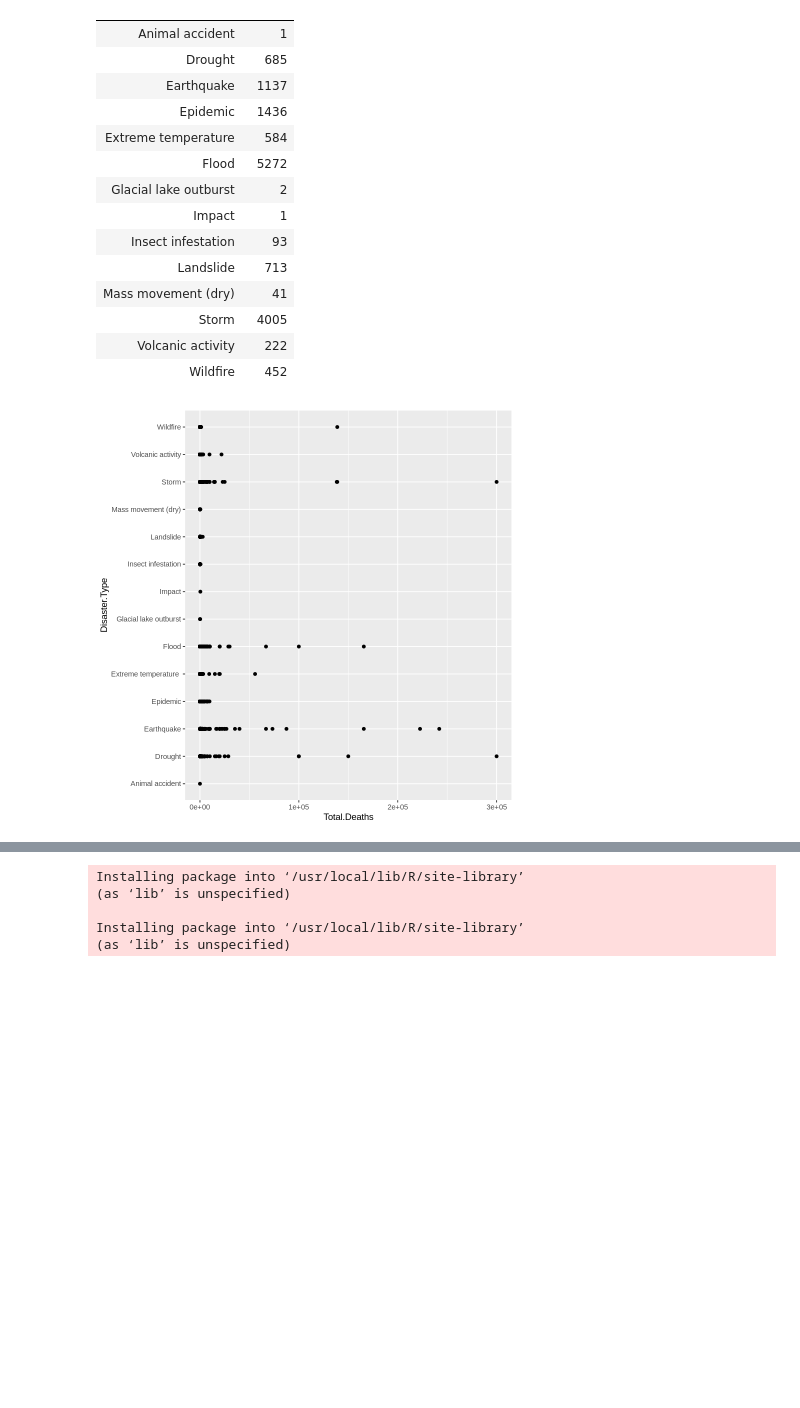
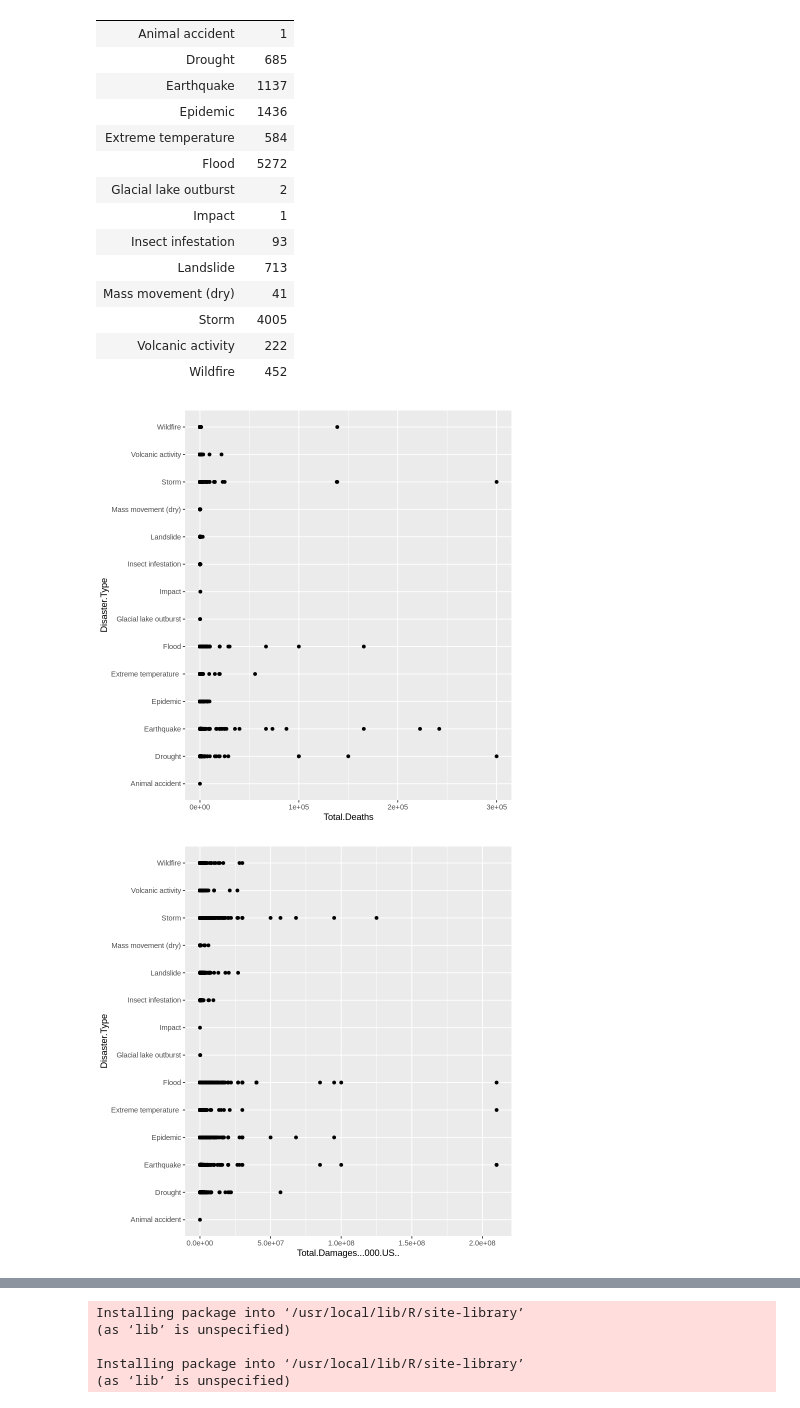
Before and after one commit to najiaahmedd/CIND820_InitialResults, a Jupyter notebook: InitialResults_Imputations&Clustering.ipynb, the cells around one changed output, grey strips where cells are left out. Saved outputs shown, nothing was run; the diff lists cells and outputs as text; code cells hidden in the pictures; blank space fills up the shorter version.

```diff
--- a/InitialResults_Imputations&Clustering.ipynb
+++ b/InitialResults_Imputations&Clustering.ipynb
@@ -188,8 +188,3 @@ A data.frame: 14 × 2
 | Wildfire | 452 |
 # %%
 library(ggplot2)
-# %%
-ggplot(completedata, aes(x = Total.Deaths, y = Disaster.Type)) +
-    geom_point()
-# %% [output]
-[figure, removed]
@@ -197,0 +191,21 @@ library(cluster)    # clustering algorithms
+# %%
+#Plots to compare the economic damages of natural disasters based on deaths
+#and damage costs for different disaster types and countries/regions
+
+#Total deaths vs Disaster Type
+ggplot(completedata, aes(x = Total.Deaths, y = Disaster.Type)) +
+    geom_point()
+
+#Total Damages vs Disaster Type
+ggplot(completedata, aes(x = Total.Damages...000.US.., y = Disaster.Type)) +
+    geom_point()
+
+#Total deaths vs country
+ggplot(completedata, aes(x = Total.Deaths, y = Region)) +
+    geom_point()
+#Total damages vs country
+ggplot(completedata, aes(x = Total.Damages...000.US.., y = Region)) +
+    geom_point()
+# %% [output]
+[figure, added]
+[figure, added]
```
Also changed, not shown: parts of 10 cells of this notebook.
